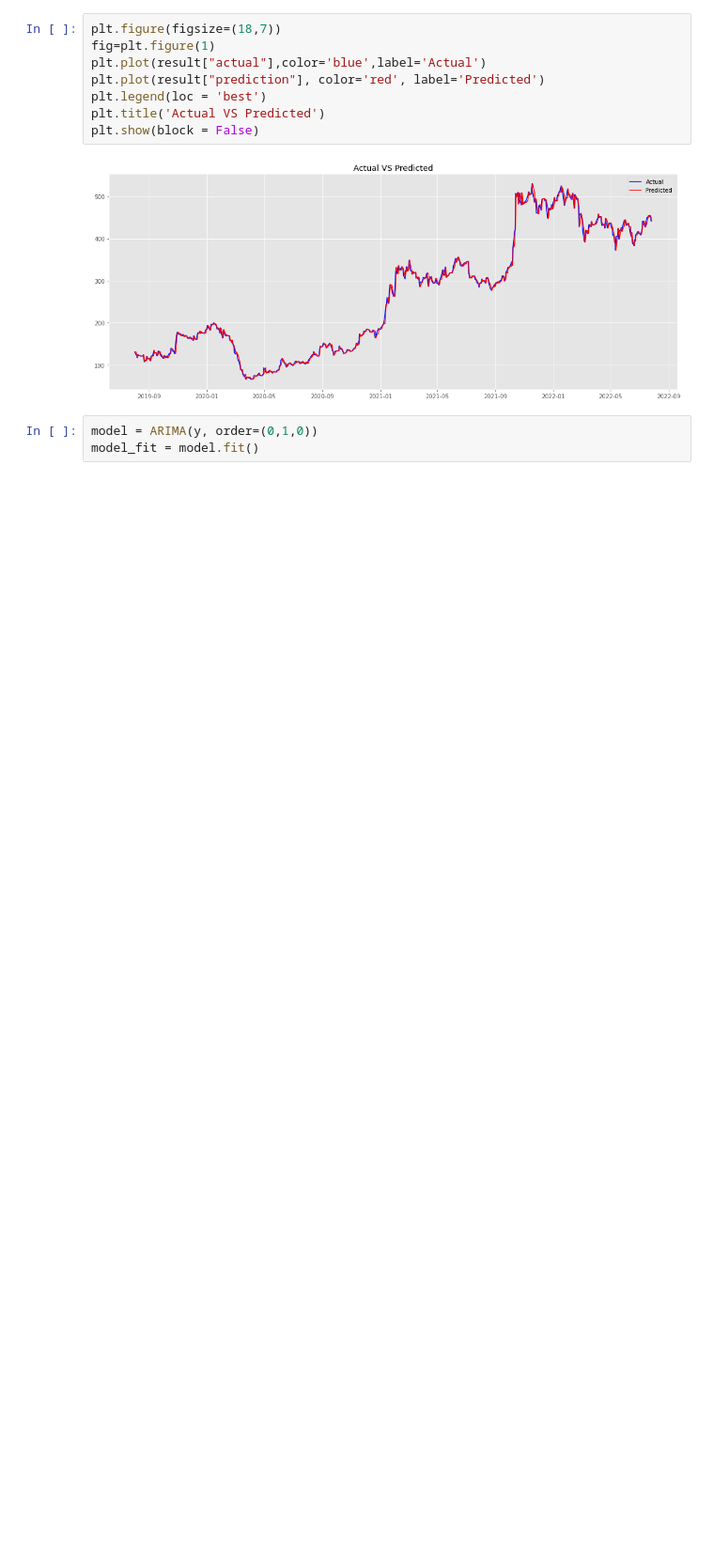
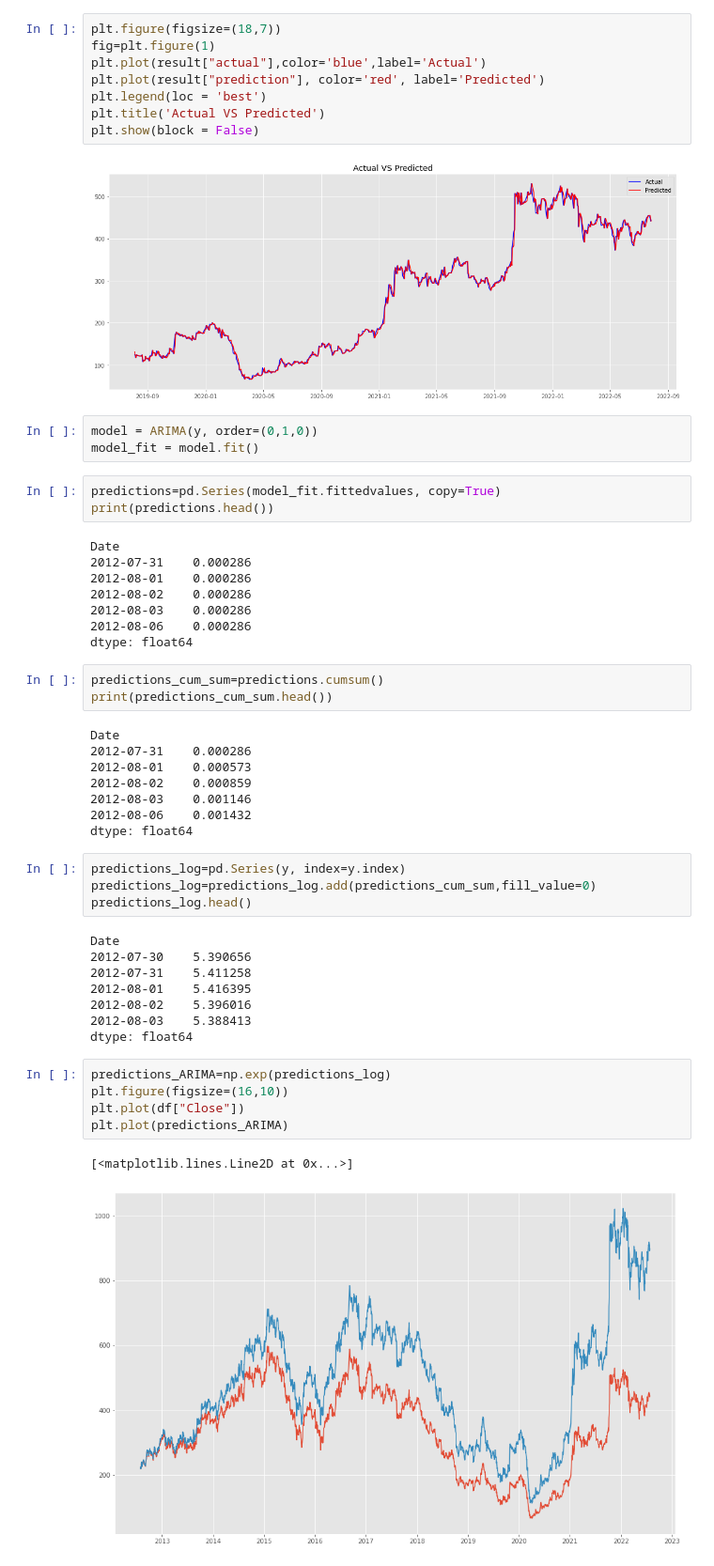
Before and after one commit to renkuntlamahessh/Tata-Motors-Project-, a Jupyter notebook: TATA_Motors_Stock_market_Forecasting_V3.ipynb, the cells around one changed output. Shown: that part at 94% size. Cells and saved outputs as stored; diff of their text form; blank space fills up the shorter version.

```diff
--- a/TATA_Motors_Stock_market_Forecasting_V3.ipynb
+++ b/TATA_Motors_Stock_market_Forecasting_V3.ipynb
@@ -520,6 +554,48 @@ plt.show(block = False)
 # %%
 model = ARIMA(y, order=(0,1,0))
 model_fit = model.fit()
+# %%
+predictions=pd.Series(model_fit.fittedvalues, copy=True)
+print(predictions.head())
+# %% [output]
+Date
+2012-07-31    0.000286
+2012-08-01    0.000286
+2012-08-02    0.000286
+2012-08-03    0.000286
+2012-08-06    0.000286
+dtype: float64
+# %%
+predictions_cum_sum=predictions.cumsum()
+print(predictions_cum_sum.head())
+# %% [output]
+Date
+2012-07-31    0.000286
+2012-08-01    0.000573
+2012-08-02    0.000859
+2012-08-03    0.001146
+2012-08-06    0.001432
+dtype: float64
+# %%
+predictions_log=pd.Series(y, index=y.index)
+predictions_log=predictions_log.add(predictions_cum_sum,fill_value=0)
+predictions_log.head()
+# %% [output]
+Date
+2012-07-30    5.390656
+2012-07-31    5.411258
+2012-08-01    5.416395
+2012-08-02    5.396016
+2012-08-03    5.388413
+dtype: float64
+# %%
+predictions_ARIMA=np.exp(predictions_log)
+plt.figure(figsize=(16,10))
+plt.plot(df["Close"])
+plt.plot(predictions_ARIMA)
+# %% [output]
+[<matplotlib.lines.Line2D at 0x...>]
+[figure, added]
 # %%
 forecast=model_fit.forecast(steps=10)[0]
 np.exp(forecast)
```
Also changed, not shown: parts of 18 cells of this notebook.
